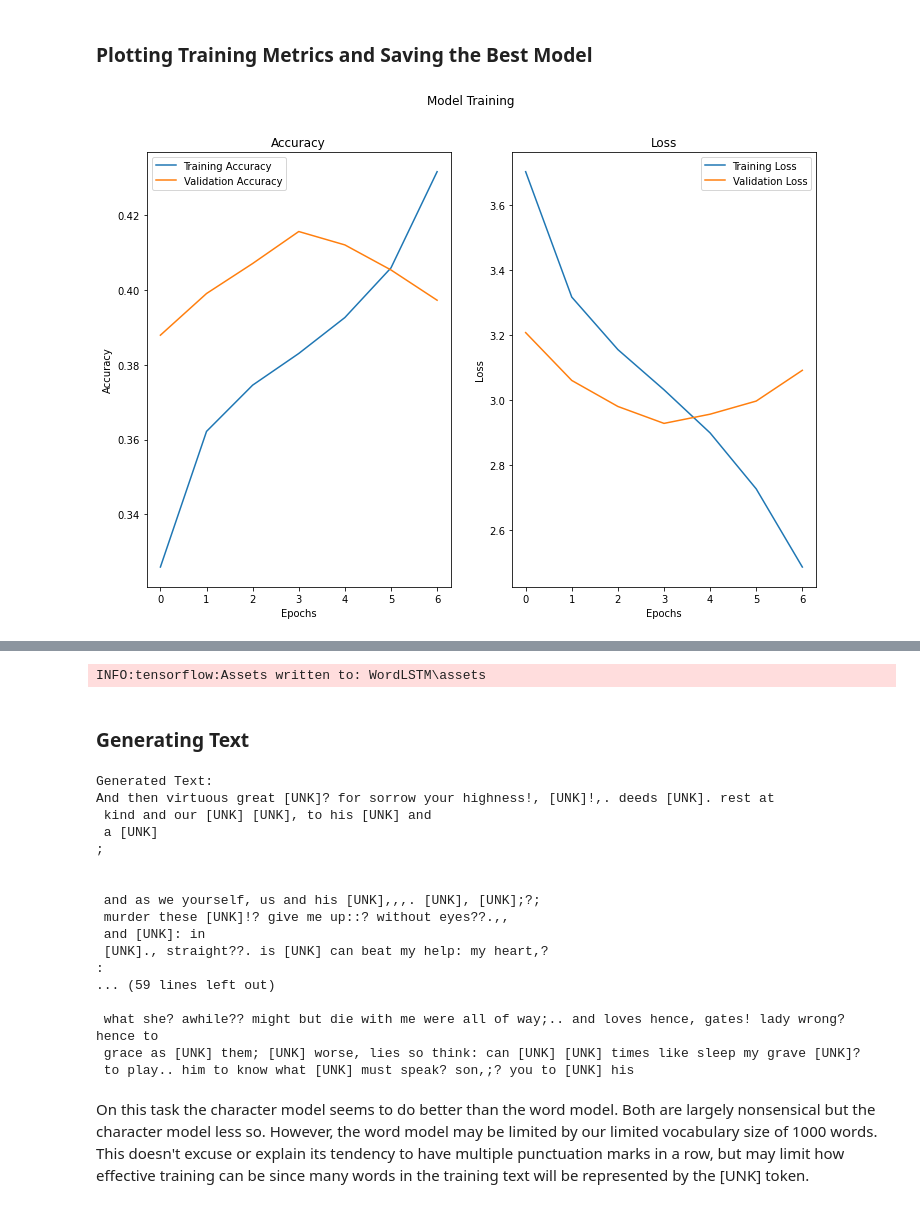
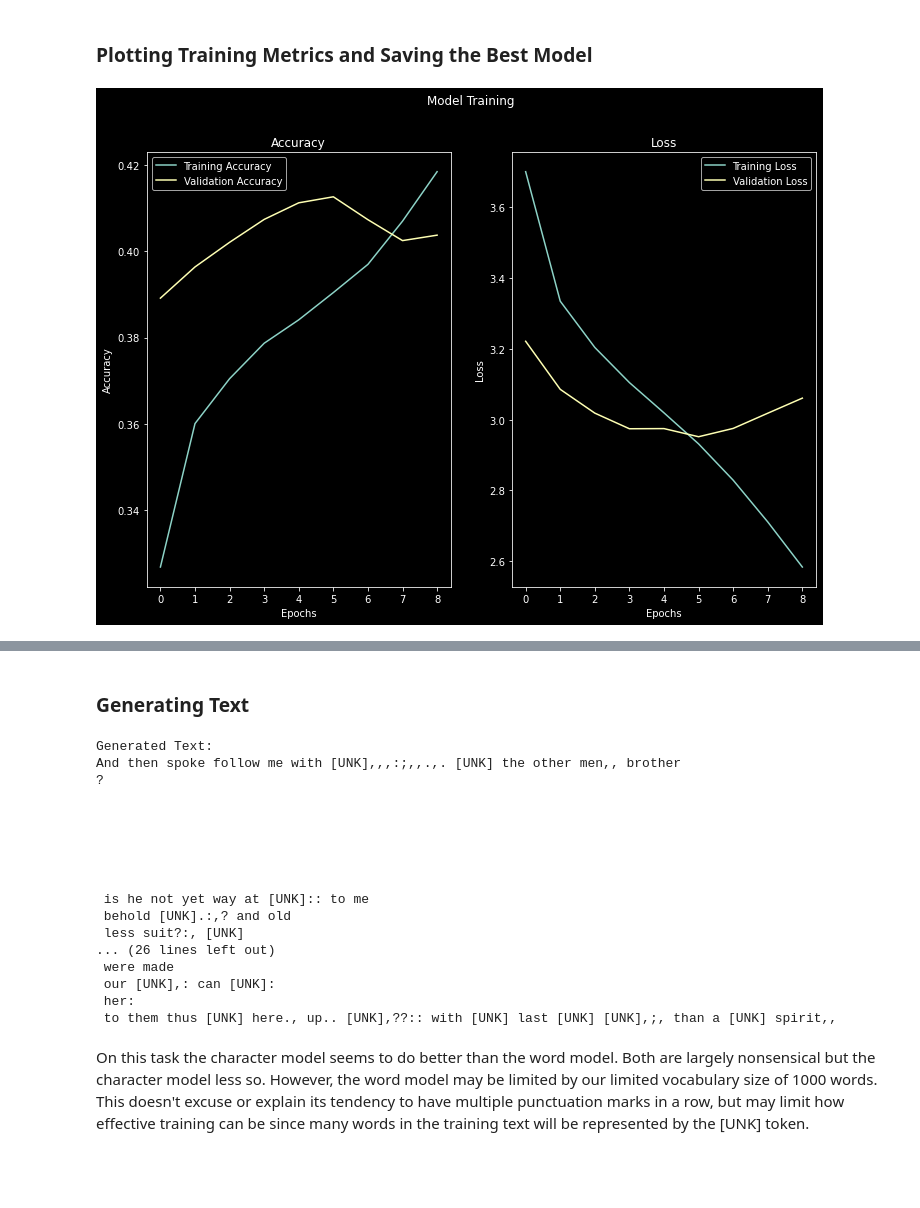
Before and after one commit to SimonF24/TensorFlow_Tutorials, a Jupyter notebook: Natural Language Processing/Text Generation/Shakespeare/shakespeare.ipynb, the cells around one changed output, grey strips where cells are left out. Cells and saved outputs as stored; diff of their text form; code cells hidden in the pictures; blank space fills up the shorter version.

```diff
--- a/Natural Language Processing/Text Generation/Shakespeare/shakespeare.ipynb
+++ b/Natural Language Processing/Text Generation/Shakespeare/shakespeare.ipynb
@@ -10,11 +10,13 @@ import re
 import tensorflow as tf
 import tensorflow_datasets as tfds
 import textwrap
+
+plt.style.use('dark_background')
 # %% [markdown]
 ## Helper Functions
 # %%
 def plot_training_metrics(history):
-    plt.figure(facecolor=(1, 1, 1, 1), figsize=(12, 8)) # My notebook is in dark mode
+    plt.figure(figsize=(12, 8))
     plt.subplot(1, 2, 1)
     plt.plot(history.history['sparse_categorical_accuracy'], label='Training Accuracy')
     plt.plot(history.history['val_sparse_categorical_accuracy'], label='Validation Accuracy')
@@ -33,6 +35,7 @@ def plot_training_metrics(history):
     plt.show()
 
 def save_best_model(model, test_ds, filename):
+
     try:
         saved_model = tf.keras.models.load_model(filename)
     except:
@@ -43,7 +46,7 @@ def save_best_model(model, test_ds, filename):
         saved_model_metrics = saved_model.evaluate(test_ds, return_dict=True)
         print('New Model Evaluation:')
         new_model_metrics = model.evaluate(test_ds, return_dict=True)
-        if new_model_metrics['sparse_categorical_accuracy'] > saved_model_metrics['sparse_categorical_accuracy']:
+        if new_model_metrics['loss'] < saved_model_metrics['loss']:
             model.save(filename, save_traces=False)
     else:
         model.save(filename, save_traces=False)
@@ -265,7 +269,7 @@ word_model = tf.keras.Sequential([
         input_dim=word_vocab_size,
         output_dim=64
     ),
-    tf.keras.layers.Bidirectional(tf.keras.layers.LSTM(512)),
+    tf.keras.layers.Bidirectional(tf.keras.layers.LSTM(256)),
     tf.keras.layers.Dense(word_vocab_size)
 ])
 word_model.compile(
@@ -277,8 +281,8 @@ word_model.compile(
 ### Training the Model
 # %%
 early_stopping_callback = tf.keras.callbacks.EarlyStopping(
-    mode='max',
-    monitor='val_sparse_categorical_accuracy',
+    mode='min',
+    monitor='val_loss',
     patience=3,
     restore_best_weights=True
 )
@@ -307,7 +315,7 @@ Epoch 7/100
 ### Plotting Training Metrics and Saving the Best Model
 # %%
 plot_training_metrics(word_history)
-save_best_model(word_model, word_test_ds, 'Word_LSTM')
+save_best_model(word_model, word_test_ds, 'models\\Word_LSTM')
 # %% [output]
-[figure, old version]
+[figure, new version]
 Saved Model Evaluation:
@@ -318,11 +325,10 @@ INFO:tensorflow:Assets written to: WordLSTM\assets
-INFO:tensorflow:Assets written to: WordLSTM\assets
 # %% [markdown]
 ### Generating Text
 # %%
-length_to_generate = 500
+length_to_generate = 250
 starting_string = 'And then'
 
-best_model = tf.keras.models.load_model('Word_LSTM')
+best_model = tf.keras.models.load_model('models\\Word_LSTM')
 generated_text = starting_string
 for i in range(length_to_generate):
     if len(generated_text) > word_sequence_length:
@@ -342,21 +348,21 @@ print('Generated Text:')
 print(generated_text)
 # %% [output]
 Generated Text:
-And then virtuous great [UNK]? for sorrow your highness!, [UNK]!,. deeds [UNK]. rest at
- kind and our [UNK] [UNK], to his [UNK] and
- a [UNK]
-;
+And then spoke follow me with [UNK],,,:;,,.,. [UNK] the other men,, brother
+?
 
 
- and as we yourself, us and his [UNK],,,. [UNK], [UNK];?;
- murder these [UNK]!? give me up::? without eyes??.,,
- and [UNK]: in
- [UNK]., straight??. is [UNK] can beat my help: my heart,?
-:
-... (59 lines left out)
 
- what she? awhile?? might but die with me were all of way;.. and loves hence, gates! lady wrong? hence to
- grace as [UNK] them; [UNK] worse, lies so think: can [UNK] [UNK] times like sleep my grave [UNK]?
- to play.. him to know what [UNK] must speak? son,;? you to [UNK] his
+
+
+
+ is he not yet way at [UNK]:: to me
+ behold [UNK].:,? and old
+ less suit?:, [UNK]
+... (26 lines left out)
+ were made
+ our [UNK],: can [UNK]:
+ her:
+ to them thus [UNK] here., up.. [UNK],??:: with [UNK] last [UNK] [UNK],;, than a [UNK] spirit,,
 # %% [markdown]
 On this task the character model seems to do better than the word model. Both are largely nonsensical but the character model less so. However, the word model may be limited by our limited vocabulary size of 1000 words. This doesn't excuse or explain its tendency to have multiple punctuation marks in a row, but may limit how effective training can be since many words in the training text will be represented by the [UNK] token.
```
Also changed, not shown: parts of 6 cells of this notebook, 6 other files.
